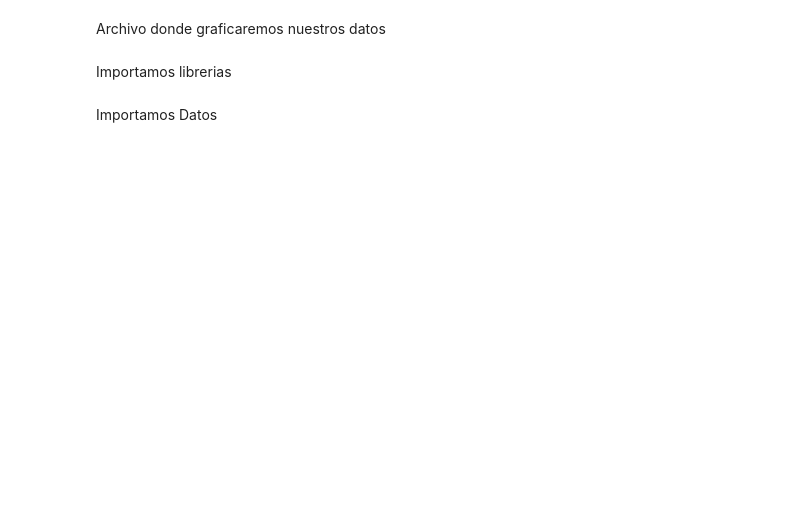
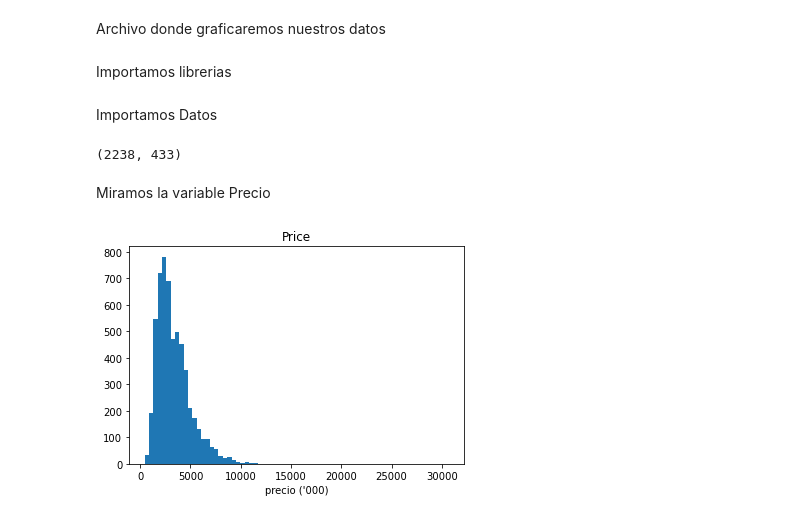
Before and after one commit to lucialopezwallace/tesis-mim, a Jupyter notebook: data_description_analisis (api).ipynb, the cells around one changed output. Cells and saved outputs as stored; diff of their text form; code cells hidden in the pictures; blank space fills up the shorter version.

```diff
--- a/data_description_analisis (api).ipynb
+++ b/data_description_analisis (api).ipynb
@@ -11,10 +11,5 @@ import numpy as np
 Importamos Datos
 # %%
 # Levantamos los datos procesados
-datos = pd.read_excel('data_ready_to_api.xlsx')
+datos = pd.read_excel('data_ready_to_model_api_completa.xlsx')
 #datos.precio = datos.precio.astype(float)
-
-# Observamos nuestro dataset
-datos.shape
-datos.info
-# (31869, 10)
@@ -234,0 +16,17 @@ plt.show()
+# %%
+# Observamos nuestro dataset
+datos.info
+datos.shape
+# (20797, 27)
+# %% [output]
+(2238, 433)
+# %% [markdown]
+Miramos la variable Precio
+# %%
+# Variable precio ---------------------
+plt.title('Price')
+plt.xlabel("precio ('000)")
+plt.hist(datos['price']/1000, bins = 70)
+plt.show()
+# %% [output]
+[figure, added]
```
Also changed, not shown: parts of 22 cells of this notebook, 8 other files.
